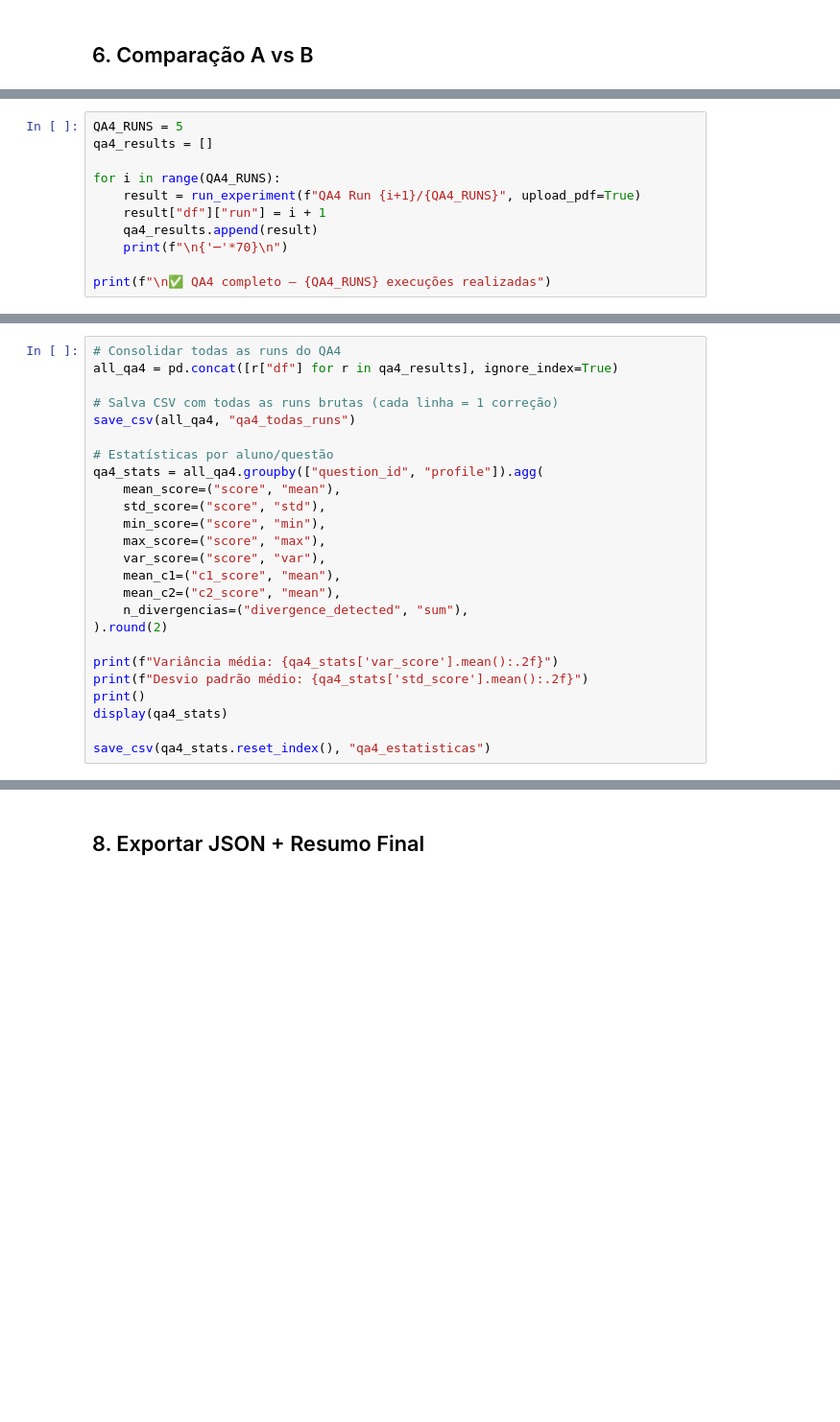
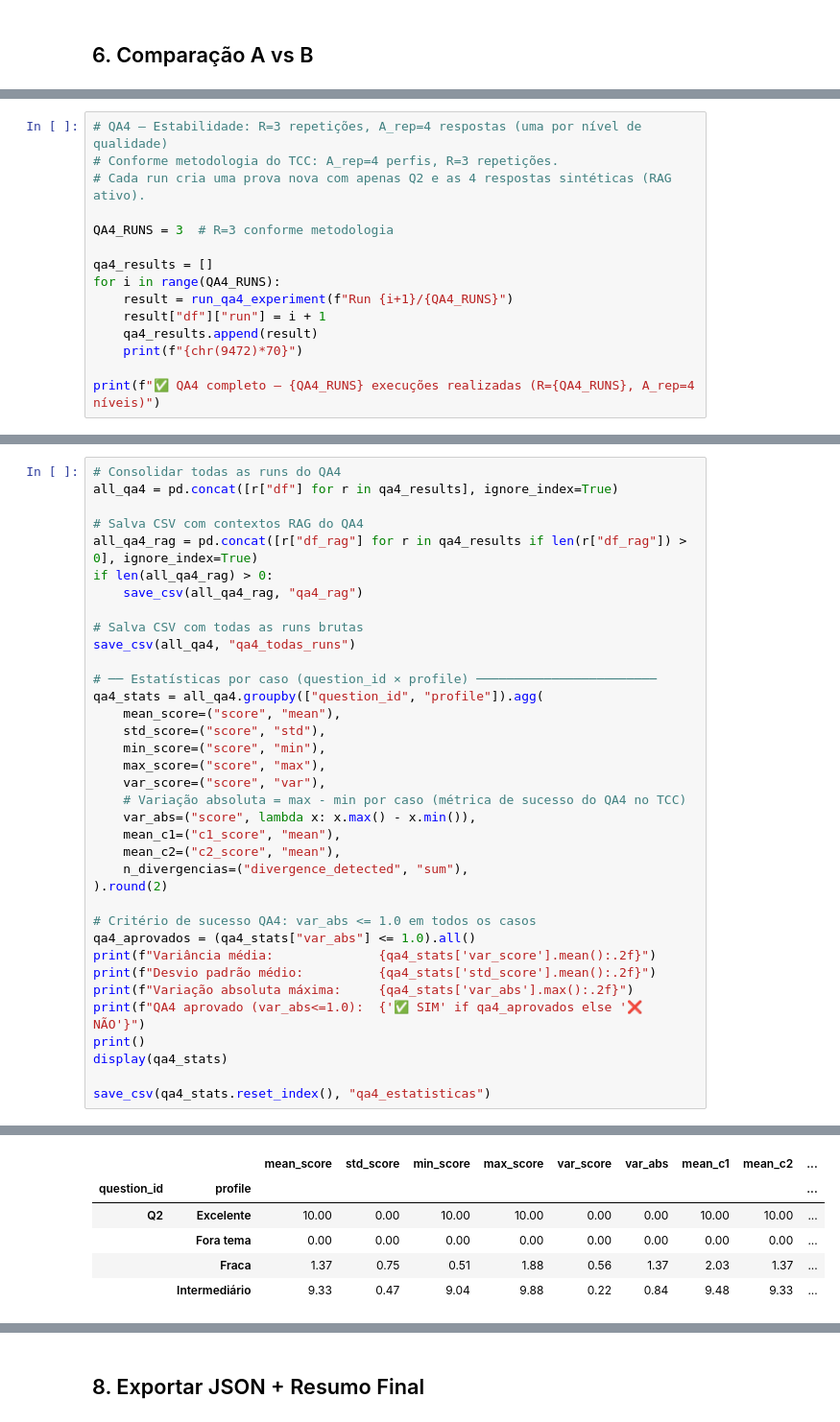
Before and after one commit to savinoo/ai-grading-system, a Jupyter notebook: notebooks/experimento_tcc.ipynb, the cells around one changed output, grey strips where cells are left out. Shown at 96% size. Cells and saved outputs as stored; diff of their text form; blank space fills up the shorter version.

```diff
--- a/notebooks/experimento_tcc.ipynb
+++ b/notebooks/experimento_tcc.ipynb
@@ -600,11 +931,15 @@ save_csv(summary.reset_index(), "resumo_por_nivel")
 # %%
-QA4_RUNS = 5
+# QA4 — Estabilidade: R=3 repetições, A_rep=4 respostas (uma por nível de qualidade)
+# Conforme metodologia do TCC: A_rep=4 perfis, R=3 repetições.
+# Cada run cria uma prova nova com apenas Q2 e as 4 respostas sintéticas (RAG ativo).
+
+QA4_RUNS = 3  # R=3 conforme metodologia
+
 qa4_results = []
-
 for i in range(QA4_RUNS):
-    result = run_experiment(f"QA4 Run {i+1}/{QA4_RUNS}", upload_pdf=True)
+    result = run_qa4_experiment(f"Run {i+1}/{QA4_RUNS}")
     result["df"]["run"] = i + 1
     qa4_results.append(result)
-    print(f"\n{'─'*70}\n")
+    print(f"{chr(9472)*70}")
 
-print(f"\n✅ QA4 completo — {QA4_RUNS} execuções realizadas")
+print(f"✅ QA4 completo — {QA4_RUNS} execuções realizadas (R={QA4_RUNS}, A_rep=4 níveis)")
@@ -612,24 +958,36 @@ print(f"\n✅ QA4 completo — {QA4_RUNS} execuções realizadas")
 # Consolidar todas as runs do QA4
 all_qa4 = pd.concat([r["df"] for r in qa4_results], ignore_index=True)
 
-# Salva CSV com todas as runs brutas (cada linha = 1 correção)
+# Salva CSV com contextos RAG do QA4
+all_qa4_rag = pd.concat([r["df_rag"] for r in qa4_results if len(r["df_rag"]) > 0], ignore_index=True)
+if len(all_qa4_rag) > 0:
+    save_csv(all_qa4_rag, "qa4_rag")
+
+# Salva CSV com todas as runs brutas
 save_csv(all_qa4, "qa4_todas_runs")
 
-# Estatísticas por aluno/questão
+# ── Estatísticas por caso (question_id × profile) ────────────────────────
 qa4_stats = all_qa4.groupby(["question_id", "profile"]).agg(
     mean_score=("score", "mean"),
     std_score=("score", "std"),
     min_score=("score", "min"),
     max_score=("score", "max"),
     var_score=("score", "var"),
+    # Variação absoluta = max - min por caso (métrica de sucesso do QA4 no TCC)
+    var_abs=("score", lambda x: x.max() - x.min()),
     mean_c1=("c1_score", "mean"),
     mean_c2=("c2_score", "mean"),
     n_divergencias=("divergence_detected", "sum"),
 ).round(2)
 
-print(f"Variância média: {qa4_stats['var_score'].mean():.2f}")
-print(f"Desvio padrão médio: {qa4_stats['std_score'].mean():.2f}")
+# Critério de sucesso QA4: var_abs <= 1.0 em todos os casos
+qa4_aprovados = (qa4_stats["var_abs"] <= 1.0).all()
+print(f"Variância média:              {qa4_stats['var_score'].mean():.2f}")
+print(f"Desvio padrão médio:          {qa4_stats['std_score'].mean():.2f}")
+print(f"Variação absoluta máxima:     {qa4_stats['var_abs'].max():.2f}")
+print(f"QA4 aprovado (var_abs<=1.0):  {'✅ SIM' if qa4_aprovados else '❌ NÃO'}")
 print()
 display(qa4_stats)
 
 save_csv(qa4_stats.reset_index(), "qa4_estatisticas")
+# %% [output]
@@ -635,0 +1000,6 @@ save_csv(qa4_stats.reset_index(), "qa4_estatisticas")
+|  |  | mean_score | std_score | min_score | max_score | var_score | var_abs | mean_c1 | mean_c2 | ... |
+| question_id | profile |  |  |  |  |  |  |  |  | ... |
+| Q2 | Excelente | 10.00 | 0.00 | 10.00 | 10.00 | 0.00 | 0.00 | 10.00 | 10.00 | ... |
+|  | Fora tema | 0.00 | 0.00 | 0.00 | 0.00 | 0.00 | 0.00 | 0.00 | 0.00 | ... |
+|  | Fraca | 1.37 | 0.75 | 0.51 | 1.88 | 0.56 | 1.37 | 2.03 | 1.37 | ... |
+|  | Intermediário | 9.33 | 0.47 | 9.04 | 9.88 | 0.22 | 0.84 | 9.48 | 9.33 | ... |
```
Also changed, not shown: parts of 23 cells of this notebook, 35 other files.
